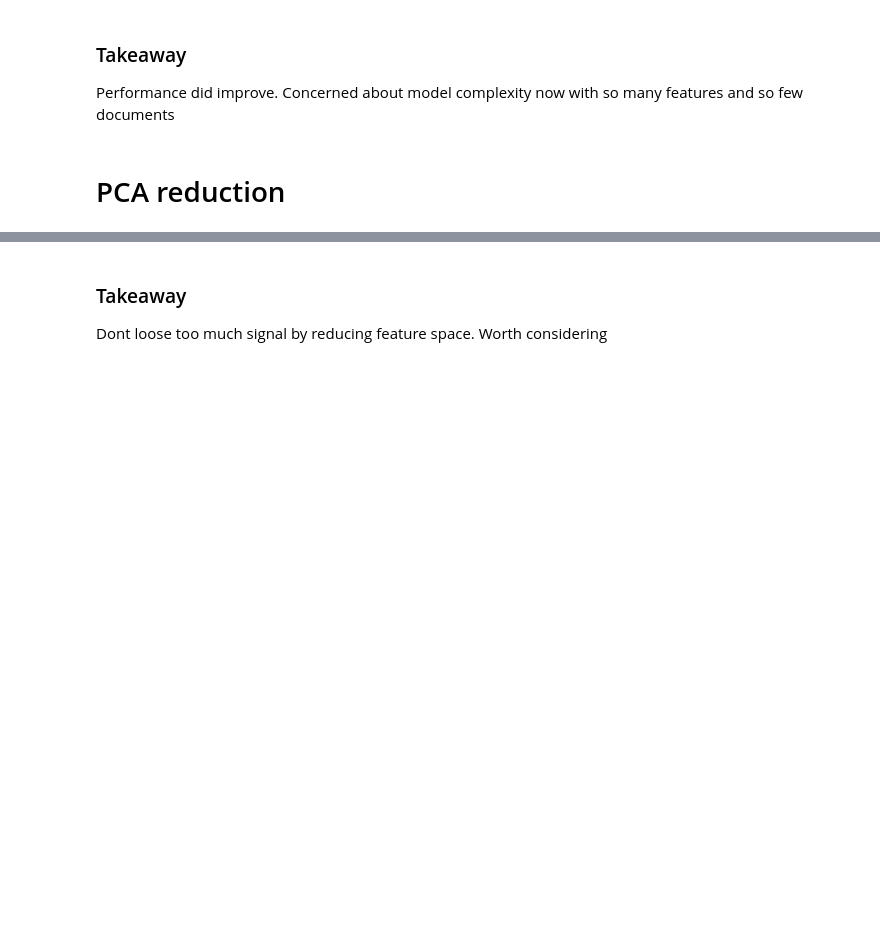
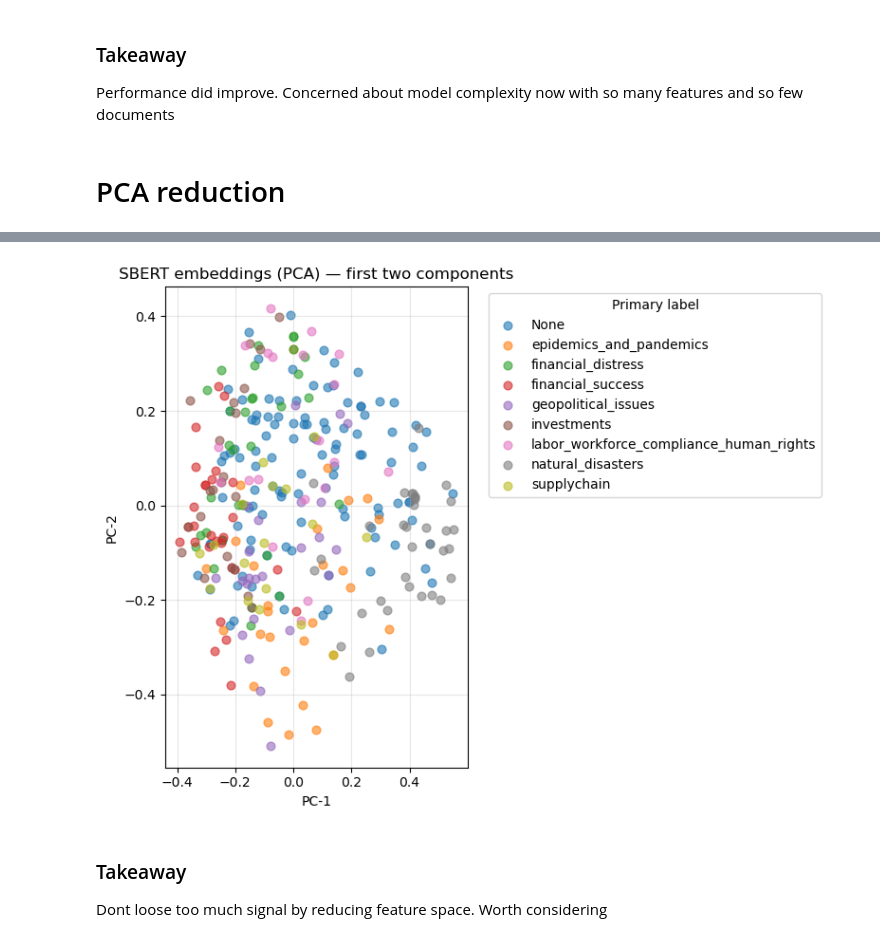
Before and after one commit to mattstoebe/document_classification, a Jupyter notebook: Exploratory-Notebooks/01_model_exploration.ipynb, the cells around one changed output, grey strips where cells are left out. Cells and saved outputs as stored; diff of their text form; code cells hidden in the pictures; blank space fills up the shorter version.

```diff
--- a/Exploratory-Notebooks/01_model_exploration.ipynb
+++ b/Exploratory-Notebooks/01_model_exploration.ipynb
@@ -363,3 +381,32 @@ labor_workforce_compliance_human_rights       0.64      0.82      0.72        11
+# %%
+import matplotlib.pyplot as plt
+import numpy as np
+
+X_show   = X_tr_pca            # or X_tr_pca
+y_show   = y_train              # or y_train
+
+primary_lab = [mlb.classes_[row.nonzero()[0][0]]
+               if row.any() else 'None'
+               for row in y_show]
+
+# pull the first two PCs
+pc1, pc2 = X_show[:, 0], X_show[:, 1]
+
+fig, ax = plt.subplots(figsize=(8, 6))
+
+for lbl in np.unique(primary_lab):
+    mask = np.array(primary_lab) == lbl
+    ax.scatter(pc1[mask], pc2[mask],
+               label=lbl, alpha=0.6, s=40)
+
+ax.set_xlabel('PC-1')
+ax.set_ylabel('PC-2')
+ax.set_title('SBERT embeddings (PCA) — first two components')
+ax.legend(title='Primary label', bbox_to_anchor=(1.05, 1), loc='upper left')
+ax.grid(True, alpha=0.3)
+plt.tight_layout()
+# %% [output]
+[figure, added]
 # %% [markdown]
 ### Takeaway
 Dont loose too much signal by reducing feature space. Worth considering
```
Also changed, not shown: parts of 3 cells of this notebook, 1 other file.
